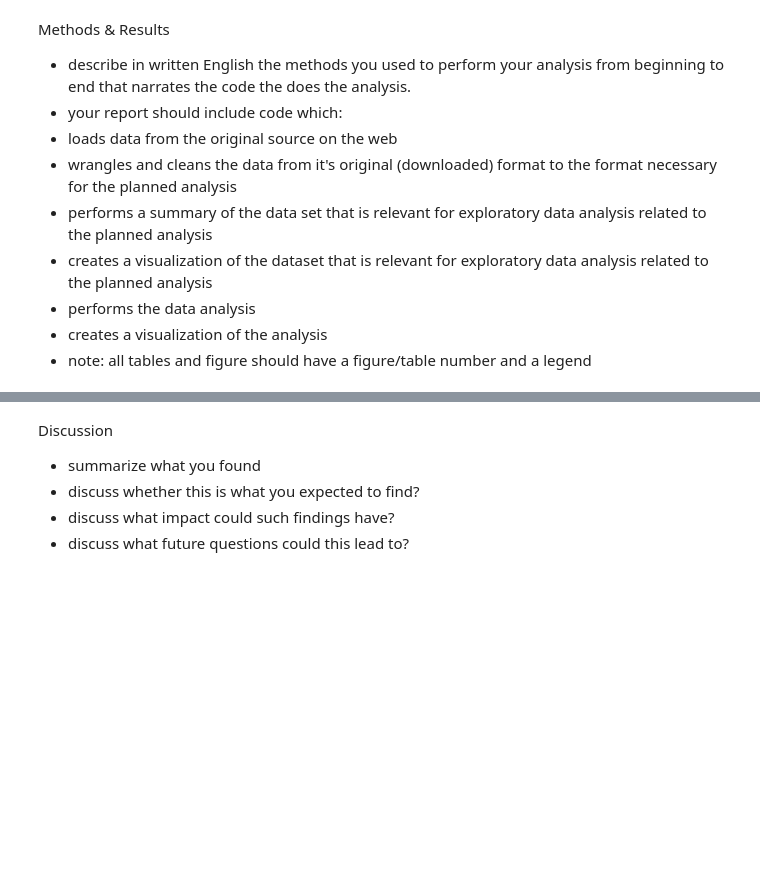
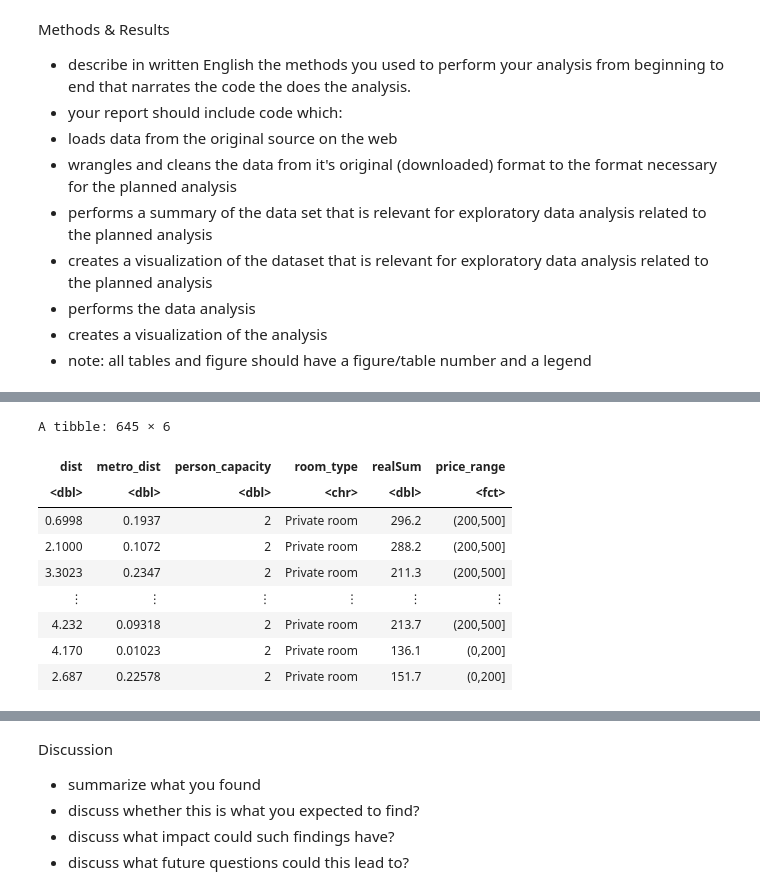
Before and after one commit to chadsc79/dsci-100-2022w2-group-7-section-005, a Jupyter notebook: dsci100_group_project_report_005.ipynb, the cells around one changed output, grey strips where cells are left out. Cells and saved outputs as stored; diff of their text form; code cells hidden in the pictures; blank space fills up the shorter version.

```diff
--- a/dsci100_group_project_report_005.ipynb
+++ b/dsci100_group_project_report_005.ipynb
@@ -46,7 +102,18 @@ min_max_prices
 # %%
 #create price ranges to be predicted with the training set
-paris_clean_dataset$price_range <- cut(paris_clean_dataset$realSum, breaks = c(0, 150, 250, 500, 1000, 2000, 5000, 10000, 15000))
+paris_clean_dataset$price_range <- cut(paris_clean_dataset$realSum, breaks = c(0, 200, 500, 1000,2000, 15000))
 paris_clean_dataset
+# %% [output]
+A tibble: 645 × 6
+| dist | metro_dist | person_capacity | room_type | realSum | price_range |
+| <dbl> | <dbl> | <dbl> | <chr> | <dbl> | <fct> |
+| 0.6998 | 0.1937 | 2 | Private room | 296.2 | (200,500] |
+| 2.1000 | 0.1072 | 2 | Private room | 288.2 | (200,500] |
+| 3.3023 | 0.2347 | 2 | Private room | 211.3 | (200,500] |
+| ⋮ | ⋮ | ⋮ | ⋮ | ⋮ | ⋮ |
+| 4.232 | 0.09318 | 2 | Private room | 213.7 | (200,500] |
+| 4.170 | 0.01023 | 2 | Private room | 136.1 | (0,200] |
+| 2.687 | 0.22578 | 2 | Private room | 151.7 | (0,200] |
 # %%
 #find the training set average of each variable
 options(digits=4)
```
Also changed, not shown: parts of 8 cells of this notebook.
